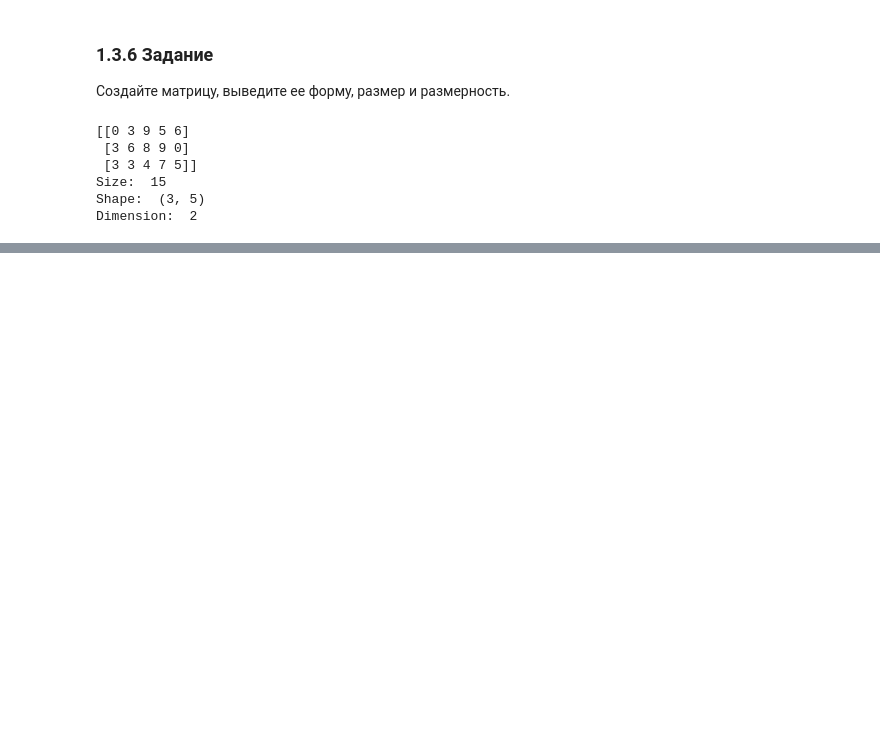
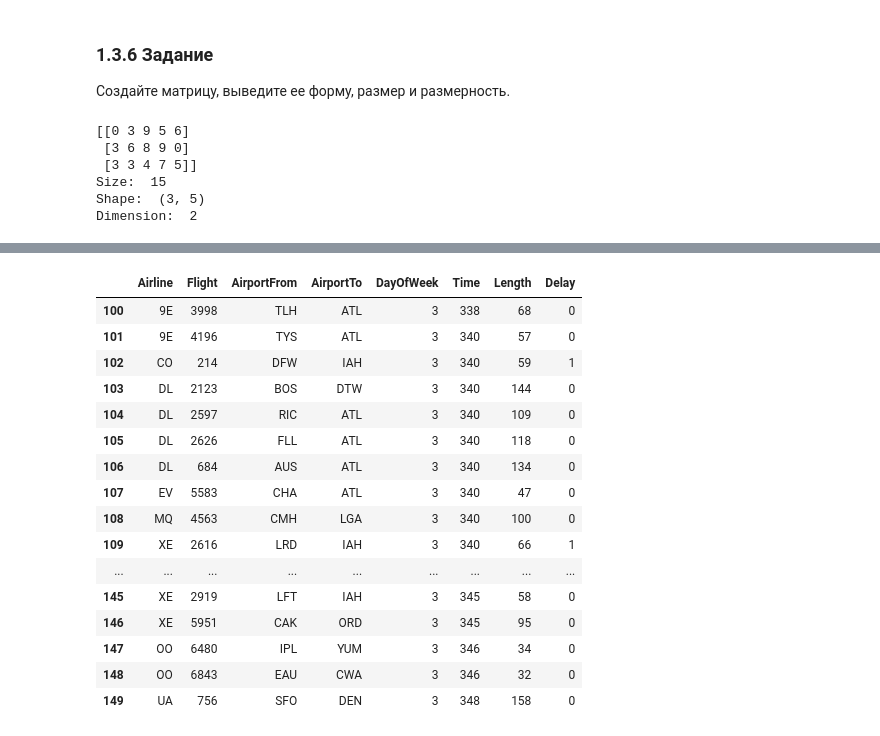
Before and after one commit to MintyRoma/AI_Course_1G, a Jupyter notebook: Tin_R_Workbook2.ipynb, the cells around one changed output, grey strips where cells are left out. Cells and saved outputs as stored; diff of their text form; code cells hidden in the pictures; blank space fills up the shorter version.

```diff
--- a/Tin_R_Workbook2.ipynb
+++ b/Tin_R_Workbook2.ipynb
@@ -232,0 +447,7 @@ Dimension:  2
+# %%
+import pandas as np
+
+url = 'https://raw.githubusercontent.com/akmand/datasets/main/airlines.csv'
+
+dataframe = pd.read_csv(url)
+dataframe.head(10)
@@ -232,0 +498,22 @@ Dimension:  2
+# %%
+#Срез 100-150
+dataframe_cut = dataframe
+dataframe_cut.iloc[100:150]
+# %% [output]
+|  | Airline | Flight | AirportFrom | AirportTo | DayOfWeek | Time | Length | Delay |
+| 100 | 9E | 3998 | TLH | ATL | 3 | 338 | 68 | 0 |
+| 101 | 9E | 4196 | TYS | ATL | 3 | 340 | 57 | 0 |
+| 102 | CO | 214 | DFW | IAH | 3 | 340 | 59 | 1 |
+| 103 | DL | 2123 | BOS | DTW | 3 | 340 | 144 | 0 |
+| 104 | DL | 2597 | RIC | ATL | 3 | 340 | 109 | 0 |
+| 105 | DL | 2626 | FLL | ATL | 3 | 340 | 118 | 0 |
+| 106 | DL | 684 | AUS | ATL | 3 | 340 | 134 | 0 |
+| 107 | EV | 5583 | CHA | ATL | 3 | 340 | 47 | 0 |
+| 108 | MQ | 4563 | CMH | LGA | 3 | 340 | 100 | 0 |
+| 109 | XE | 2616 | LRD | IAH | 3 | 340 | 66 | 1 |
+| ... | ... | ... | ... | ... | ... | ... | ... | ... |
+| 145 | XE | 2919 | LFT | IAH | 3 | 345 | 58 | 0 |
+| 146 | XE | 5951 | CAK | ORD | 3 | 345 | 95 | 0 |
+| 147 | OO | 6480 | IPL | YUM | 3 | 346 | 34 | 0 |
+| 148 | OO | 6843 | EAU | CWA | 3 | 346 | 32 | 0 |
+| 149 | UA | 756 | SFO | DEN | 3 | 348 | 158 | 0 |
```
Also changed, not shown: parts of 43 cells of this notebook, 2 other files.
